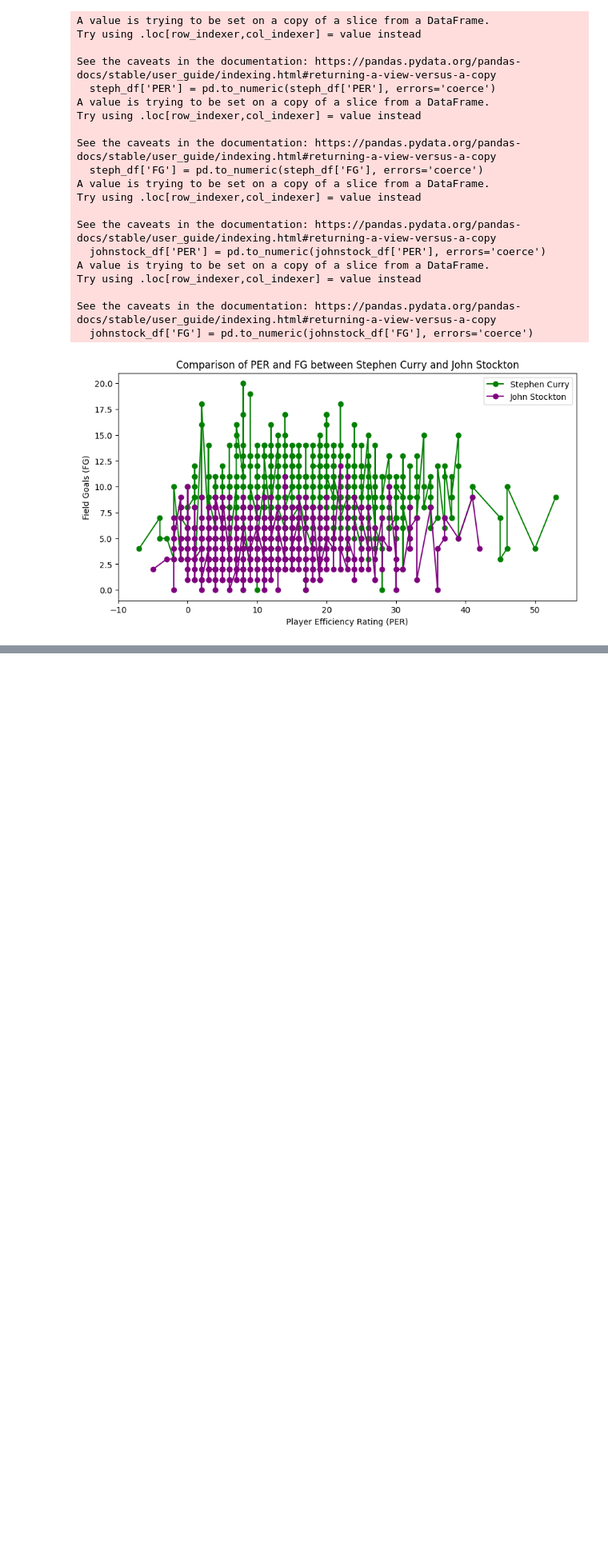
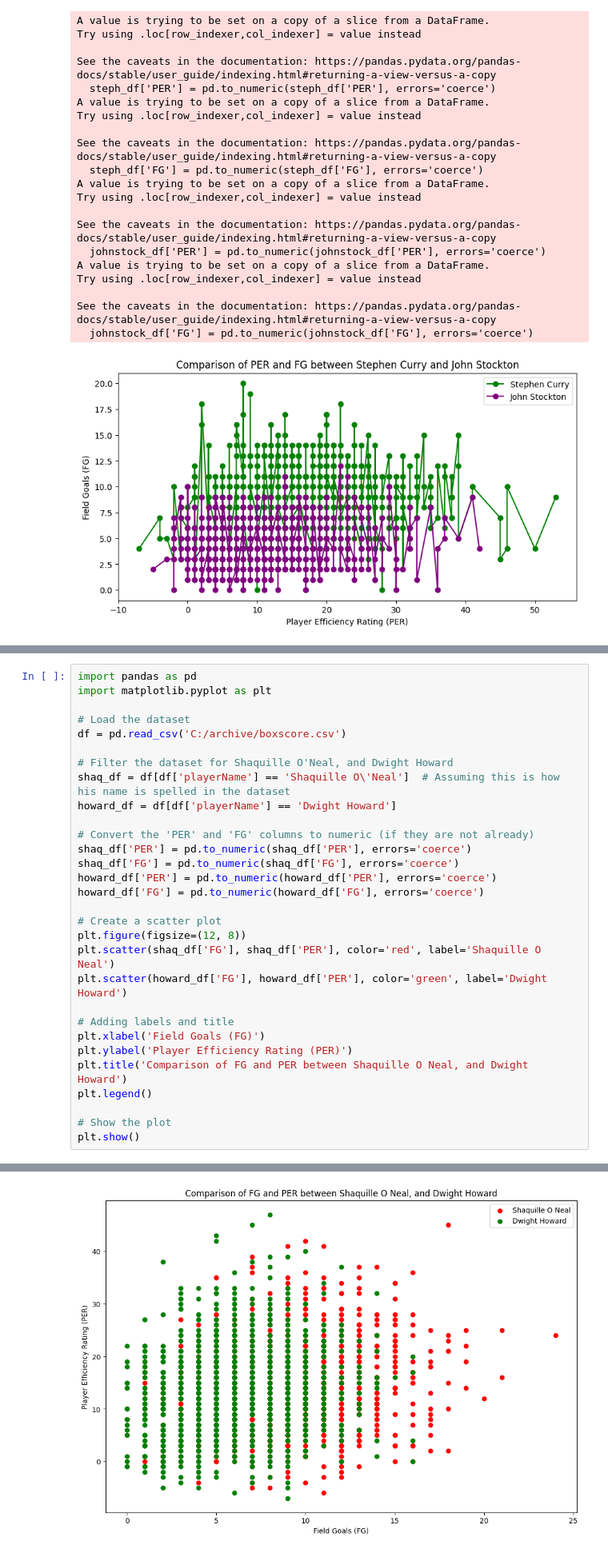
Before and after one commit to toluibiwoye/DataScience-and-MachineLearning-Portfolio, a Jupyter notebook: Datascience.ipynb, the cells around one changed output, grey strips where cells are left out. Shown: that part at 80% size. Cells and saved outputs as stored; diff of their text form; blank space fills up the shorter version.

```diff
--- a/Datascience.ipynb
+++ b/Datascience.ipynb
@@ -235,0 +296,31 @@ See the caveats in the documentation: https://pandas.pydata.org/pandas-docs/stab
+# %%
+import pandas as pd
+import matplotlib.pyplot as plt
+
+# Load the dataset
+df = pd.read_csv('C:/archive/boxscore.csv')
+
+# Filter the dataset for Shaquille O'Neal, and Dwight Howard
+shaq_df = df[df['playerName'] == 'Shaquille O\'Neal']  # Assuming this is how his name is spelled in the dataset
+howard_df = df[df['playerName'] == 'Dwight Howard']
+
+# Convert the 'PER' and 'FG' columns to numeric (if they are not already)
+shaq_df['PER'] = pd.to_numeric(shaq_df['PER'], errors='coerce')
+shaq_df['FG'] = pd.to_numeric(shaq_df['FG'], errors='coerce')
+howard_df['PER'] = pd.to_numeric(howard_df['PER'], errors='coerce')
+howard_df['FG'] = pd.to_numeric(howard_df['FG'], errors='coerce')
+
+# Create a scatter plot
+plt.figure(figsize=(12, 8))
+plt.scatter(shaq_df['FG'], shaq_df['PER'], color='red', label='Shaquille O Neal')
+plt.scatter(howard_df['FG'], howard_df['PER'], color='green', label='Dwight Howard')
+
+# Adding labels and title
+plt.xlabel('Field Goals (FG)')
+plt.ylabel('Player Efficiency Rating (PER)')
+plt.title('Comparison of FG and PER between Shaquille O Neal, and Dwight Howard')
+plt.legend()
+
+# Show the plot
+plt.show()
+# %% [output]
@@ -235,0 +347 @@ See the caveats in the documentation: https://pandas.pydata.org/pandas-docs/stab
+[figure, added]
```
Also changed, not shown: parts of 11 cells of this notebook.
